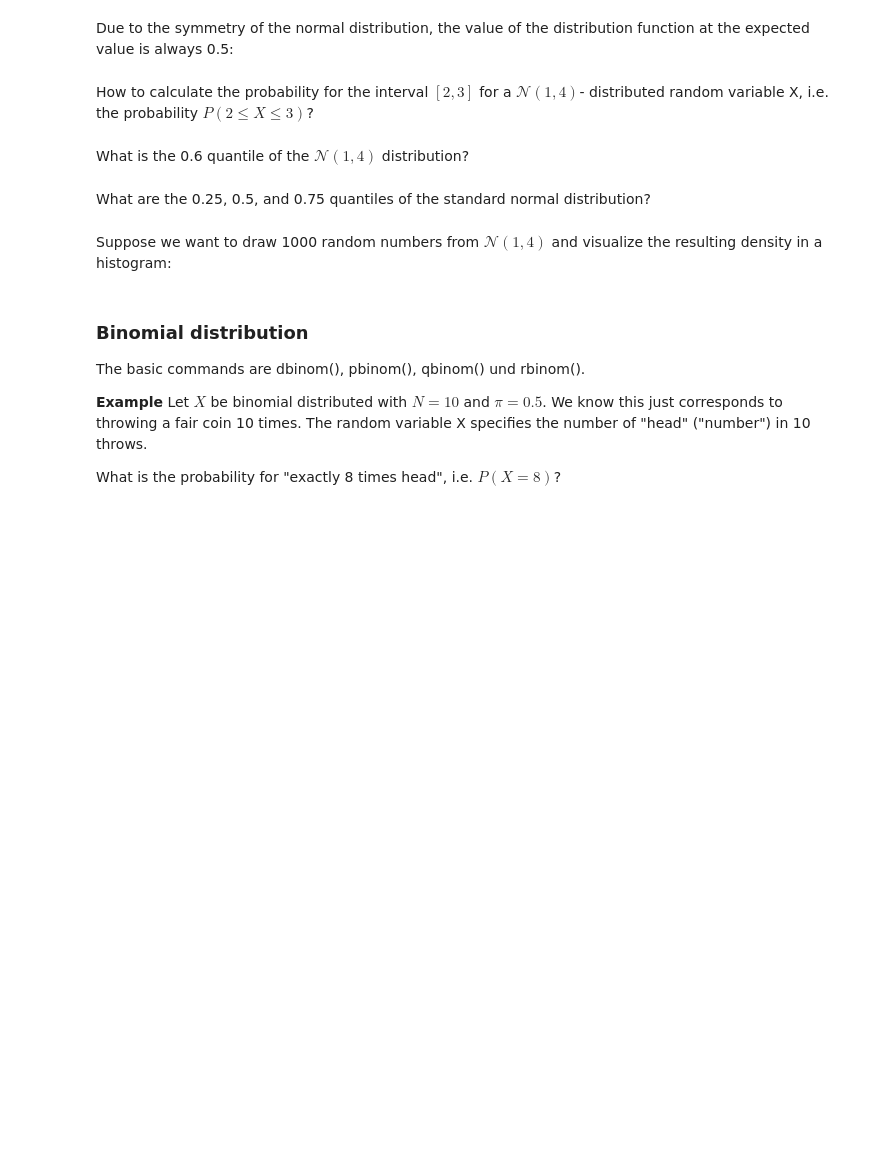
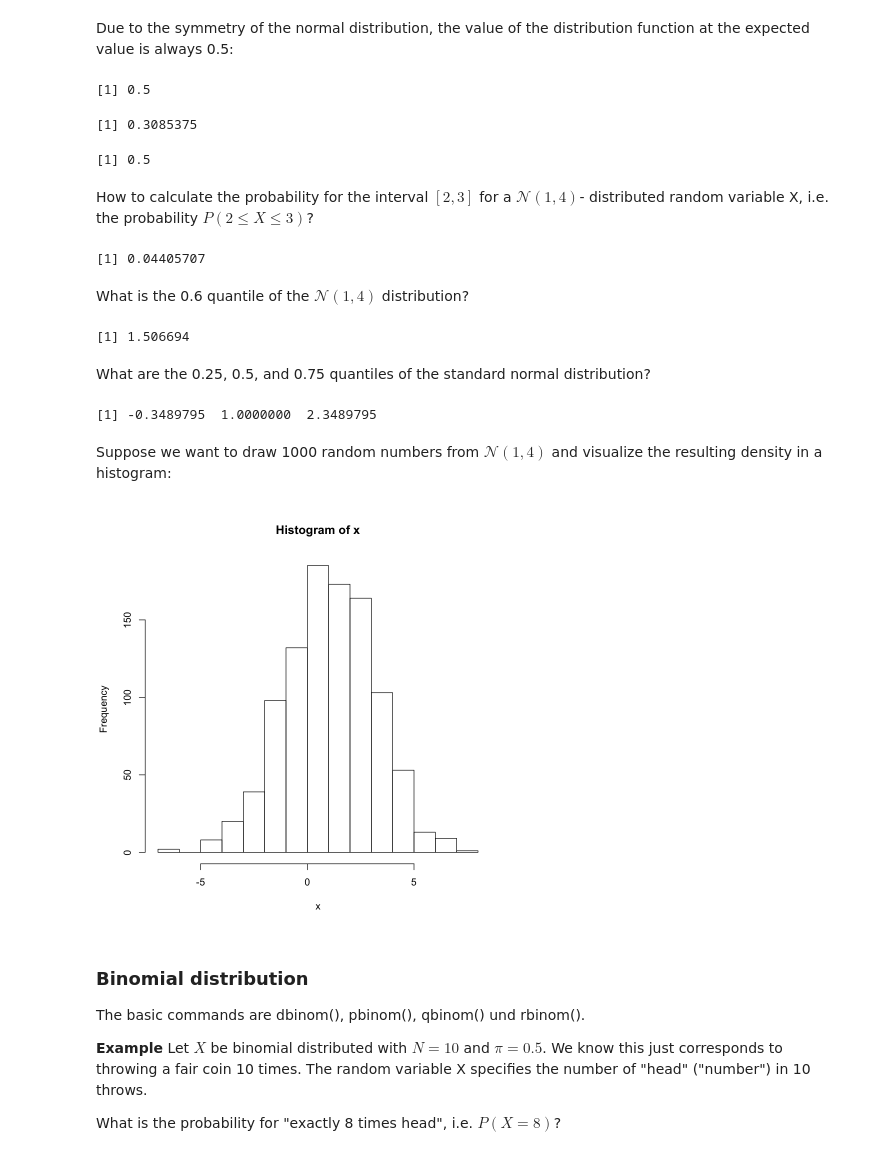
Before and after one commit to LJanys/CompStat, a Jupyter notebook: R Intro.ipynb, the cells around one changed output. Drawn from its saved outputs; the diff is of its cells as text; code cells hidden in the pictures; blank space fills up the shorter version.

```diff
--- a/R Intro.ipynb
+++ b/R Intro.ipynb
@@ -817,13 +827,39 @@ Where the "d" is the density and calculates values of the density function at a
 # %% [markdown]
 Due to the symmetry of the normal distribution, the value of the distribution function at the expected value is always 0.5:
+# %%
+pnorm(0)
+pnorm(0,1,2)
+pnorm(1,1,2)
+# %% [output]
+[1] 0.5
+[1] 0.3085375
+[1] 0.5
 # %% [markdown]
 How to calculate the probability for the interval $[2,3]$ for a $\mathcal{N}(1,4)$- distributed random variable X, i.e. the probability $P(2\leq X \leq 3 )$?
+# %%
+pnorm(3,-1,2)-pnorm(2,-1,2)
+# %% [output]
+[1] 0.04405707
 # %% [markdown]
 What is the 0.6 quantile of the $\mathcal{N}(1,4)$ distribution?
+# %%
+ qnorm(0.05,0,1)
+# %% [output]
+[1] 1.506694
 # %% [markdown]
 What are the 0.25, 0.5, and 0.75 quantiles of the standard normal distribution?
+# %%
+qnorm(c(0.25,0.5,0.75),1,2)
+# %% [output]
+[1] -0.3489795  1.0000000  2.3489795
 # %% [markdown]
 Suppose we want to draw 1000 random numbers from $\mathcal{N}(1,4)$ and visualize the resulting density in a histogram:
+# %%
+x=rnorm(1000,1,2)
+?hist
+hist(x)
+# %% [output]
+[figure, added]
 # %% [markdown]
 ### Binomial distribution
 The basic commands are
```
Also changed, not shown: parts of 16 cells of this notebook, 1 other file.
